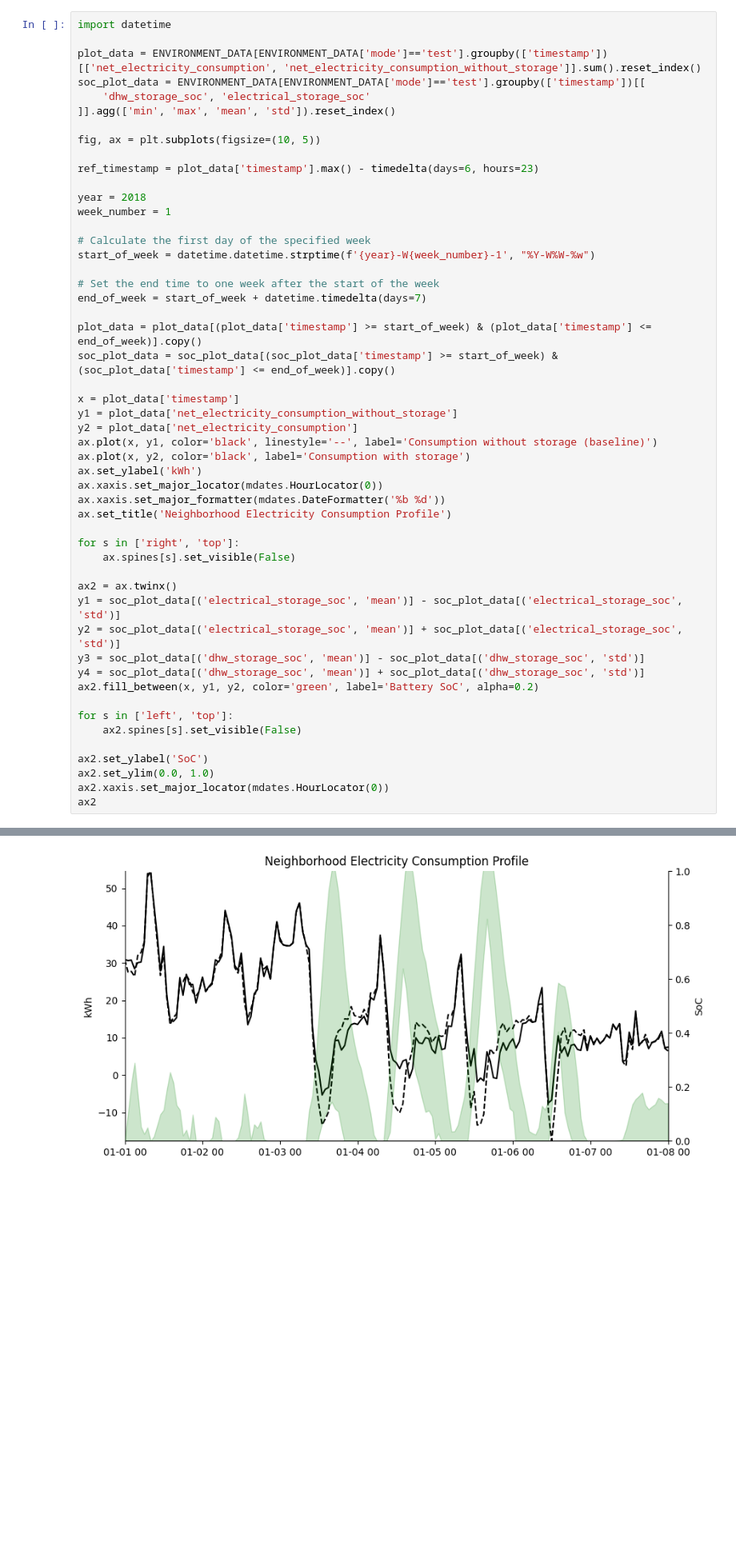
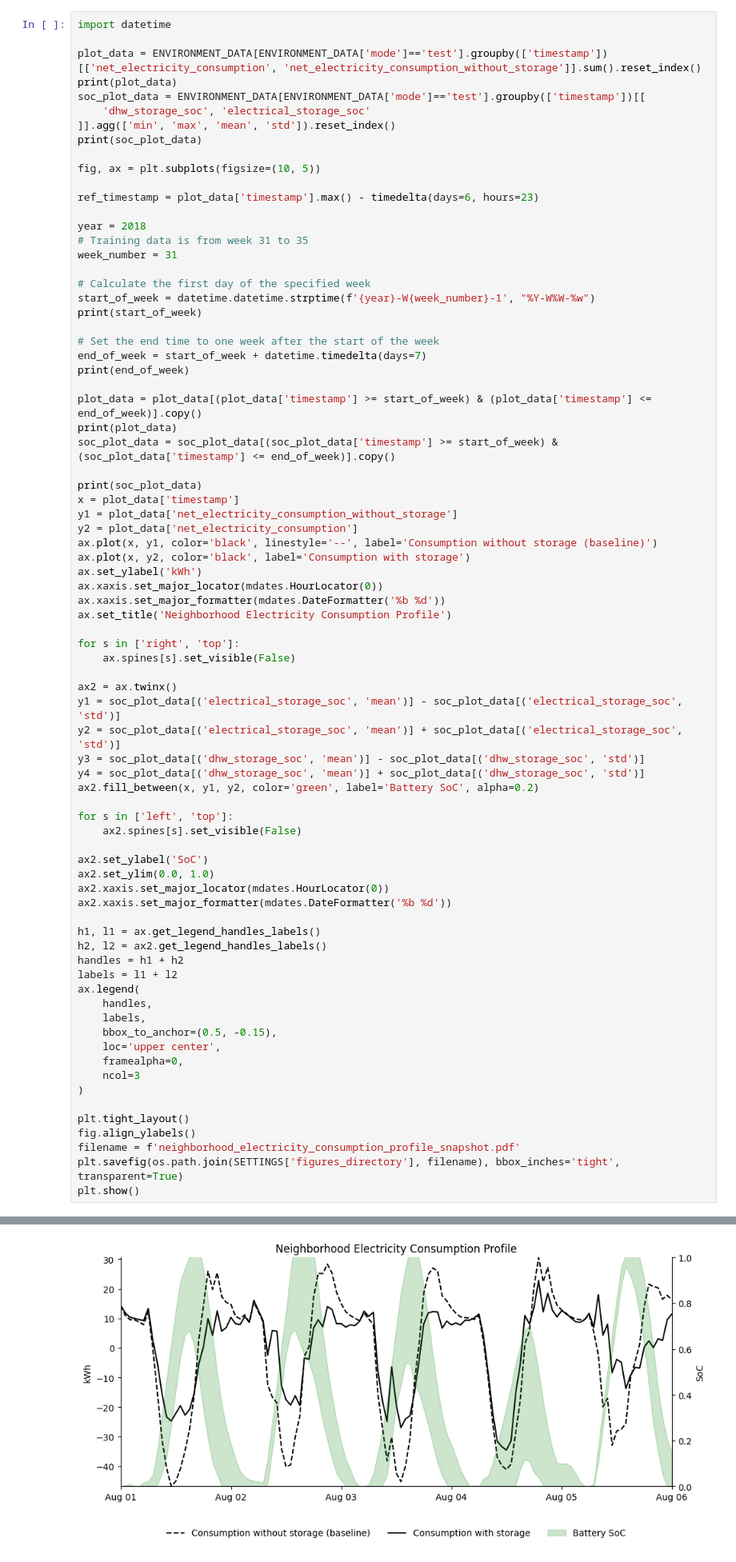
Before and after one commit to LennardSchaap/citylearn_benchmark, a Jupyter notebook: analysis/analysis.ipynb, the cells around one changed output, grey strips where cells are left out. Shown at 80% size. Saved outputs shown, nothing was run; the diff lists cells and outputs as text; blank space fills up the shorter version.

```diff
--- a/analysis/analysis.ipynb
+++ b/analysis/analysis.ipynb
@@ -484,26 +504,33 @@ plt.show()
 import datetime
 
 plot_data = ENVIRONMENT_DATA[ENVIRONMENT_DATA['mode']=='test'].groupby(['timestamp'])[['net_electricity_consumption', 'net_electricity_consumption_without_storage']].sum().reset_index()
+print(plot_data)
 soc_plot_data = ENVIRONMENT_DATA[ENVIRONMENT_DATA['mode']=='test'].groupby(['timestamp'])[[
     'dhw_storage_soc', 'electrical_storage_soc'
 ]].agg(['min', 'max', 'mean', 'std']).reset_index()
+print(soc_plot_data)
 
 fig, ax = plt.subplots(figsize=(10, 5))
 
 ref_timestamp = plot_data['timestamp'].max() - timedelta(days=6, hours=23)
 
 year = 2018
-week_number = 1
+# Training data is from week 31 to 35
+week_number = 31
 
 # Calculate the first day of the specified week
 start_of_week = datetime.datetime.strptime(f'{year}-W{week_number}-1', "%Y-W%W-%w")
+print(start_of_week)
 
 # Set the end time to one week after the start of the week
 end_of_week = start_of_week + datetime.timedelta(days=7)
+print(end_of_week)
 
 plot_data = plot_data[(plot_data['timestamp'] >= start_of_week) & (plot_data['timestamp'] <= end_of_week)].copy()
+print(plot_data)
 soc_plot_data = soc_plot_data[(soc_plot_data['timestamp'] >= start_of_week) & (soc_plot_data['timestamp'] <= end_of_week)].copy()
 
+print(soc_plot_data)
 x = plot_data['timestamp']
 y1 = plot_data['net_electricity_consumption_without_storage']
 y2 = plot_data['net_electricity_consumption']
@@ -530,5 +557,24 @@ for s in ['left', 'top']:
 ax2.set_ylabel('SoC')
 ax2.set_ylim(0.0, 1.0)
 ax2.xaxis.set_major_locator(mdates.HourLocator(0))
-ax2
+ax2.xaxis.set_major_formatter(mdates.DateFormatter('%b %d'))
+
+h1, l1 = ax.get_legend_handles_labels()
+h2, l2 = ax2.get_legend_handles_labels()
+handles = h1 + h2
+labels = l1 + l2
+ax.legend(
+    handles,
+    labels,
+    bbox_to_anchor=(0.5, -0.15),
+    loc='upper center',
+    framealpha=0,
+    ncol=3
+)
+
+plt.tight_layout()
+fig.align_ylabels()
+filename = f'neighborhood_electricity_consumption_profile_snapshot.pdf'
+plt.savefig(os.path.join(SETTINGS['figures_directory'], filename), bbox_inches='tight', transparent=True)
+plt.show()
 # %% [output]
@@ -536 +598 @@ ax2
-[figure, old version]
+[figure, new version]
```
Also changed, not shown: parts of 6 cells of this notebook, 30 other files.
